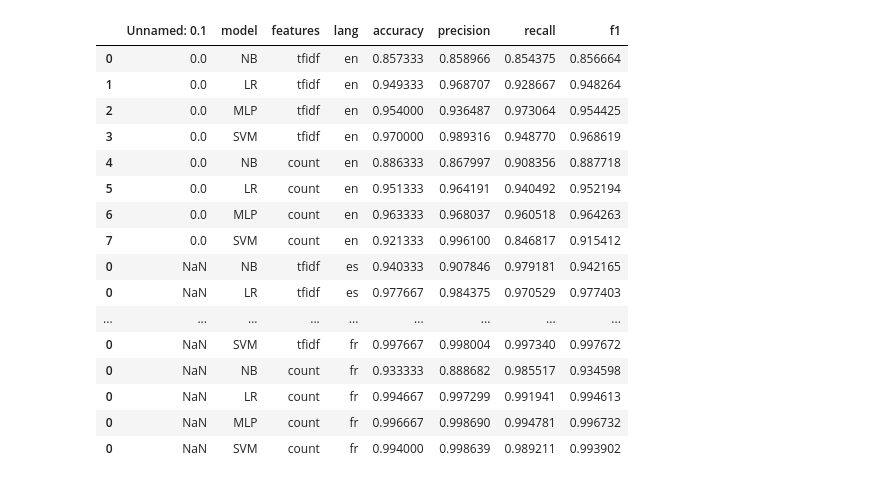
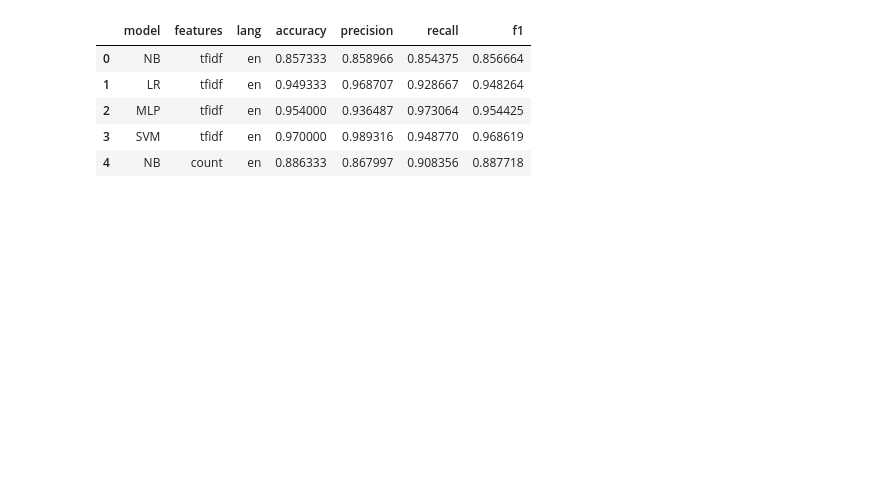
Before and after one commit to ISIS4221-JCN/Project, a Jupyter notebook: scripts/FakeNews/results.ipynb, the cells around one changed output. Drawn from its saved outputs; the diff is of its cells as text; code cells hidden in the pictures; blank space fills up the shorter version.

```diff
--- a/scripts/FakeNews/results.ipynb
+++ b/scripts/FakeNews/results.ipynb
@@ -6,25 +6,15 @@ import numpy as np
 import json
 # %%
 metrics_df = pd.read_csv('./../../results/FakeNewsDetection/fake_news_detection_results.csv', index_col=0)
-metrics_df
+metrics_df.drop(metrics_df.columns[0], inplace=True, axis=1)
+metrics_df.head()
 # %% [output]
-|  | Unnamed: 0.1 | model | features | lang | accuracy | precision | recall | f1 |
-| 0 | 0.0 | NB | tfidf | en | 0.857333 | 0.858966 | 0.854375 | 0.856664 |
-| 1 | 0.0 | LR | tfidf | en | 0.949333 | 0.968707 | 0.928667 | 0.948264 |
-| 2 | 0.0 | MLP | tfidf | en | 0.954000 | 0.936487 | 0.973064 | 0.954425 |
-| 3 | 0.0 | SVM | tfidf | en | 0.970000 | 0.989316 | 0.948770 | 0.968619 |
-| 4 | 0.0 | NB | count | en | 0.886333 | 0.867997 | 0.908356 | 0.887718 |
-| 5 | 0.0 | LR | count | en | 0.951333 | 0.964191 | 0.940492 | 0.952194 |
-| 6 | 0.0 | MLP | count | en | 0.963333 | 0.968037 | 0.960518 | 0.964263 |
-| 7 | 0.0 | SVM | count | en | 0.921333 | 0.996100 | 0.846817 | 0.915412 |
-| 0 | NaN | NB | tfidf | es | 0.940333 | 0.907846 | 0.979181 | 0.942165 |
-| 0 | NaN | LR | tfidf | es | 0.977667 | 0.984375 | 0.970529 | 0.977403 |
-| ... | ... | ... | ... | ... | ... | ... | ... | ... |
-| 0 | NaN | SVM | tfidf | fr | 0.997667 | 0.998004 | 0.997340 | 0.997672 |
-| 0 | NaN | NB | count | fr | 0.933333 | 0.888682 | 0.985517 | 0.934598 |
-| 0 | NaN | LR | count | fr | 0.994667 | 0.997299 | 0.991941 | 0.994613 |
-| 0 | NaN | MLP | count | fr | 0.996667 | 0.998690 | 0.994781 | 0.996732 |
-| 0 | NaN | SVM | count | fr | 0.994000 | 0.998639 | 0.989211 | 0.993902 |
+|  | model | features | lang | accuracy | precision | recall | f1 |
+| 0 | NB | tfidf | en | 0.857333 | 0.858966 | 0.854375 | 0.856664 |
+| 1 | LR | tfidf | en | 0.949333 | 0.968707 | 0.928667 | 0.948264 |
+| 2 | MLP | tfidf | en | 0.954000 | 0.936487 | 0.973064 | 0.954425 |
+| 3 | SVM | tfidf | en | 0.970000 | 0.989316 | 0.948770 | 0.968619 |
+| 4 | NB | count | en | 0.886333 | 0.867997 | 0.908356 | 0.887718 |
 # %%
 metrics_df.groupby('model').mean().plot.bar(figsize = (12, 8))
 plt.title('Comparación del desempeño de diferentes modelos', fontsize=20)
```
Also changed, not shown: parts of 3 cells of this notebook, 3 other files.
